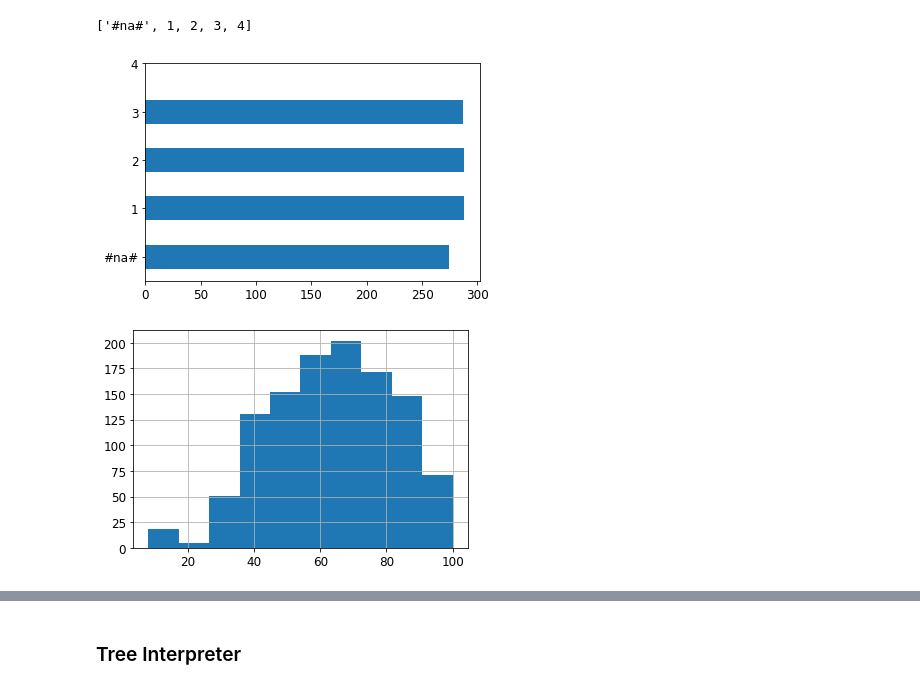
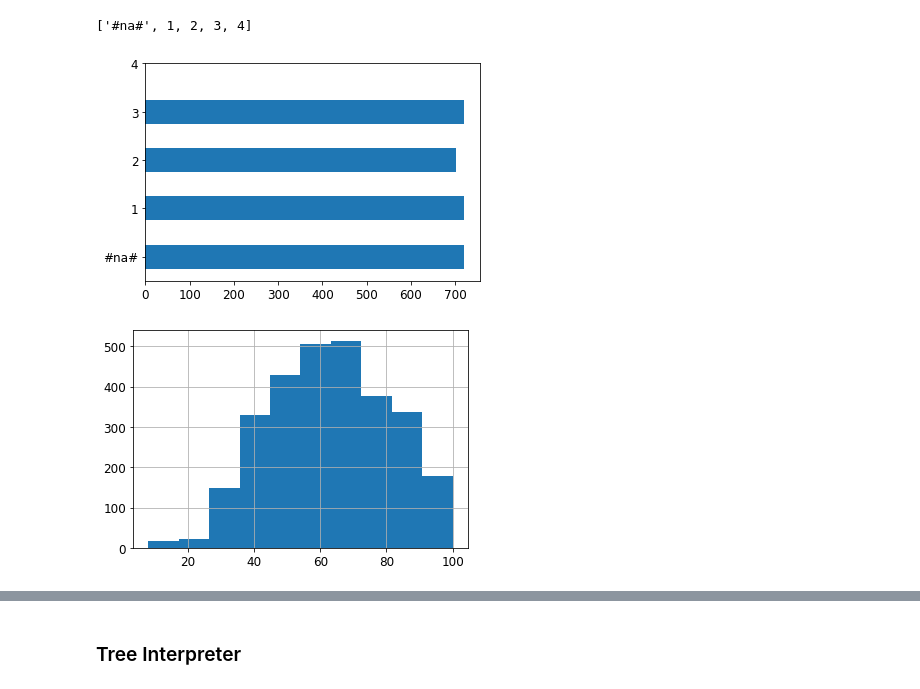
Before and after one commit to atticusmatticus/fastai_files, a Jupyter notebook: 09_bike_sharing_model-2.ipynb, the cells around one changed output, grey strips where cells are left out. Cells and saved outputs as stored; diff of their text form; code cells hidden in the pictures.

```diff
--- a/09_bike_sharing_model-2.ipynb
+++ b/09_bike_sharing_model-2.ipynb
@@ -94,6 +94,7 @@ depVar   = 'count'
 depVar_r = 'registered'
 depVar_c = 'casual'
 # %%
-df[depVar_r] = np.log(df[depVar_r] +1e-12)
-df[depVar_c] = np.log(df[depVar_c] +1e-12)
+df[depVar]   = np.log(df[depVar]   + 1)
+df[depVar_r] = np.log(df[depVar_r] + 1)
+df[depVar_c] = np.log(df[depVar_c] + 1)
 # %% [markdown]
@@ -101,8 +125,8 @@ Some of the counts for `registered` and `casual` are 0 for certain time-stamps s
 
 For the second model we'll be predicting `registered` and `casual` separately using their own dataframes respectively. Then summing those predictions to get `count`, so we'll drop `count` for now,
 # %%
-df_r = df.drop(columns=['count', 'casual'])
-df_c = df.drop(columns=['count', 'registered'])
+df_r = df.drop(columns=[depVar, depVar_c])
+df_c = df.drop(columns=[depVar, depVar_r])
 df_r.columns, df_c.columns
 # %% [output]
 (Index(['datetime', 'season', 'holiday', 'workingday', 'weather', 'temp',
@@ -656,6 +686,6 @@ Index(['temp', 'atemp', 'humidity', 'datetimeElapsed', 'datetimeDayofyear',
       dtype='object')
 # %%
-toDrop_r = ['datetimeDayofyear']
+toDrop_r = ['datetimeMonth']
 toDrop_c = []
 print('registered: ', get_oob(xsImp_r.drop(toDrop_r, axis=1), y_r))
 print('casual:     ', get_oob(xsImp_c.drop(toDrop_c, axis=1), y_c))
@@ -699,12 +733,12 @@ to.classes['season']
 ['#na#', 1, 2, 3, 4]
 # %%
 # all remaining variables are continuous so a bar plot doesn't really apply.
-p = validXs['season'].value_counts(sort=False).plot.barh()
-c = to.classes['season']
+p = validXs_r['season'].value_counts(sort=False).plot.barh()
+c = to_r.classes['season']
 plt.yticks(ticks=range(len(c)), labels=c);
 # %% [output]
-[figure, old version]
+[figure, new version]
 # %%
-ax = validXsFinal['humidity'].hist()
+ax = validXsFinal_r['humidity'].hist()
 # %% [output]
-[figure, old version]
+[figure, new version]
```
Also changed, not shown: parts of 95 cells of this notebook.
